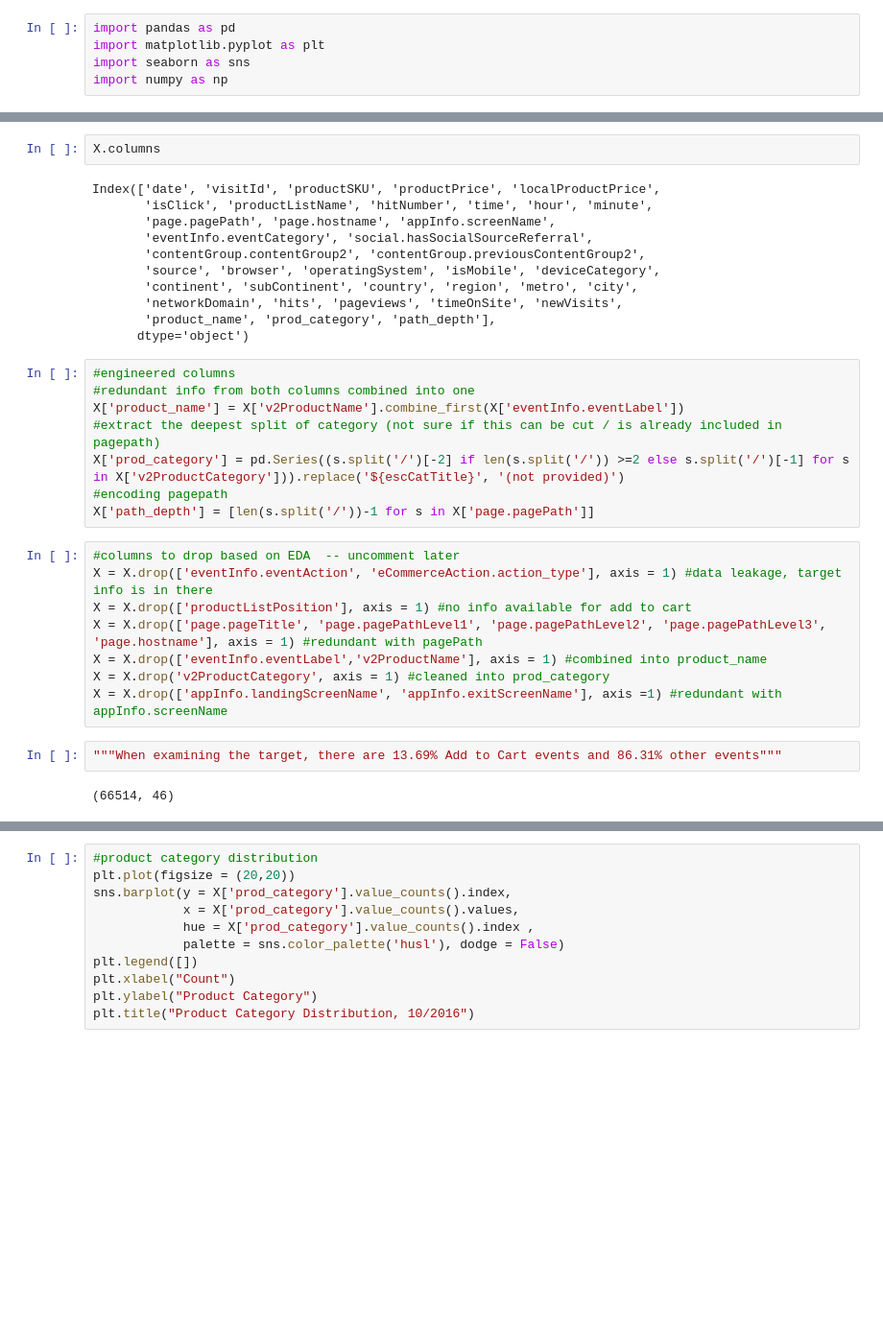
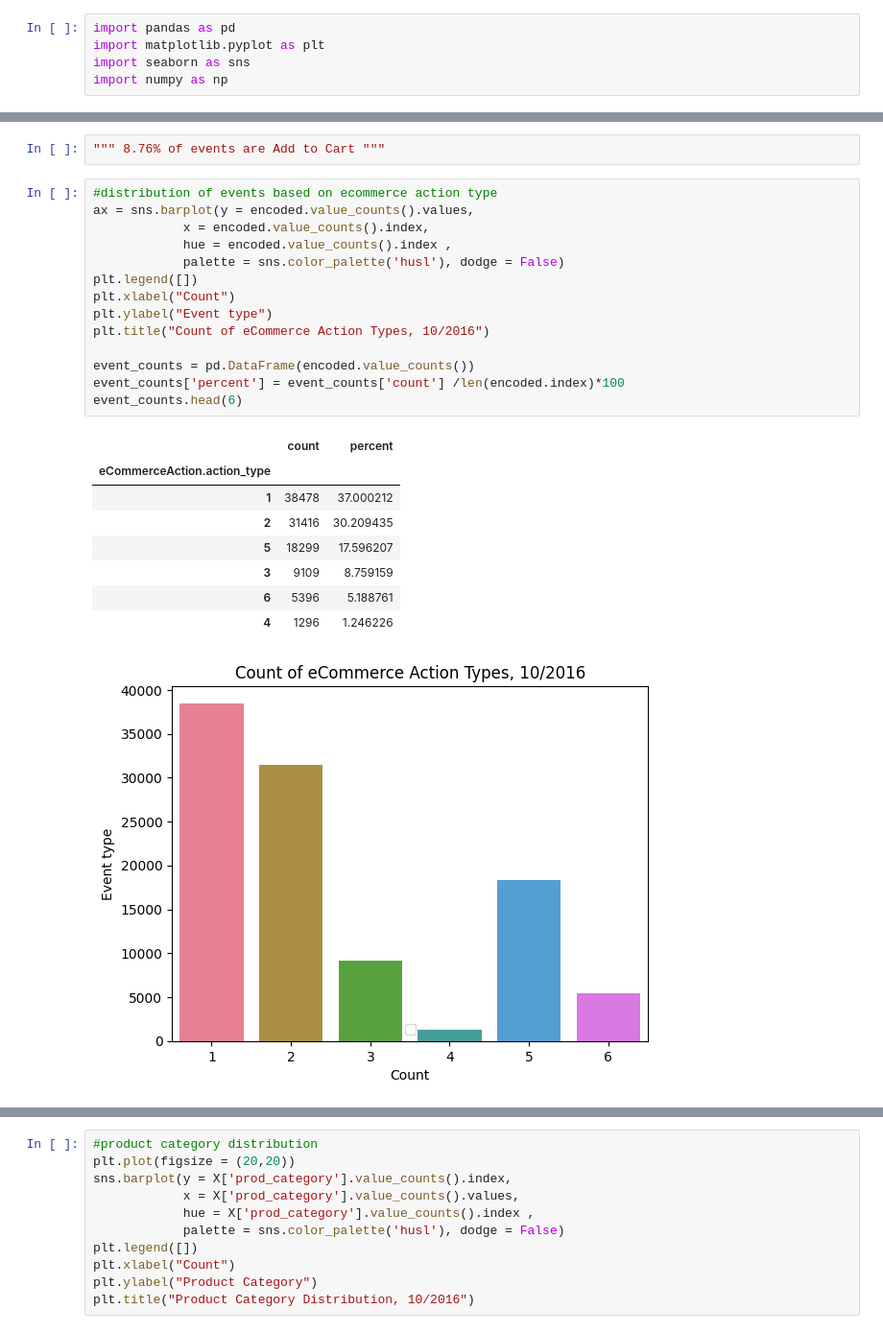
Before and after one commit to York-Solutions-B2E/jenny-huang-aml-capstone, a Jupyter notebook: eda.ipynb, the cells around one changed output, grey strips where cells are left out. Shown: that part at 96% size. Cells and saved outputs as stored; diff of their text form; blank space fills up the shorter version.

```diff
--- a/eda.ipynb
+++ b/eda.ipynb
@@ -19,37 +46,30 @@ X = data.drop(['raw_target', 'target_encoded', 'product'], axis = 1) #product is
 y = binary_target
-# %%
-X.columns
-# %% [output]
-Index(['date', 'visitId', 'productSKU', 'productPrice', 'localProductPrice',
-       'isClick', 'productListName', 'hitNumber', 'time', 'hour', 'minute',
-       'page.pagePath', 'page.hostname', 'appInfo.screenName',
-       'eventInfo.eventCategory', 'social.hasSocialSourceReferral',
-       'contentGroup.contentGroup2', 'contentGroup.previousContentGroup2',
-       'source', 'browser', 'operatingSystem', 'isMobile', 'deviceCategory',
-       'continent', 'subContinent', 'country', 'region', 'metro', 'city',
-       'networkDomain', 'hits', 'pageviews', 'timeOnSite', 'newVisits',
-       'product_name', 'prod_category', 'path_depth'],
-      dtype='object')
-# %%
-#engineered columns
-#redundant info from both columns combined into one
-X['product_name'] = X['v2ProductName'].combine_first(X['eventInfo.eventLabel'])
-#extract the deepest split of category (not sure if this can be cut / is already included in pagepath)
-X['prod_category'] = pd.Series((s.split('/')[-2] if len(s.split('/')) >=2 else s.split('/')[-1] for s in X['v2ProductCategory'])).replace('${escCatTitle}', '(not provided)')
-#encoding pagepath
-X['path_depth'] = [len(s.split('/'))-1 for s in X['page.pagePath']]
-# %%
-#columns to drop based on EDA  -- uncomment later
-X = X.drop(['eventInfo.eventAction', 'eCommerceAction.action_type'], axis = 1) #data leakage, target info is in there
-X = X.drop(['productListPosition'], axis = 1) #no info available for add to cart
-X = X.drop(['page.pageTitle', 'page.pagePathLevel1', 'page.pagePathLevel2', 'page.pagePathLevel3', 'page.hostname'], axis = 1) #redundant with pagePath
-X = X.drop(['eventInfo.eventLabel','v2ProductName'], axis = 1) #combined into product_name
-X = X.drop('v2ProductCategory', axis = 1) #cleaned into prod_category
-X = X.drop(['appInfo.landingScreenName', 'appInfo.exitScreenName'], axis =1) #redundant with appInfo.screenName
-# %%
-"""When examining the target, there are 13.69% Add to Cart events and 86.31% other events"""
-# %% [output]
-(66514, 46)
+# %%
+""" 8.76% of events are Add to Cart """
+# %%
+#distribution of events based on ecommerce action type
+ax = sns.barplot(y = encoded.value_counts().values,
+            x = encoded.value_counts().index,
+            hue = encoded.value_counts().index ,
+            palette = sns.color_palette('husl'), dodge = False)
+plt.legend([])
+plt.xlabel("Count")
+plt.ylabel("Event type")
+plt.title("Count of eCommerce Action Types, 10/2016")
+
+event_counts = pd.DataFrame(encoded.value_counts())
+event_counts['percent'] = event_counts['count'] /len(encoded.index)*100
+event_counts.head(6)
+# %% [output]
+|  | count | percent |
+| eCommerceAction.action_type |  |  |
+| 1 | 38478 | 37.000212 |
+| 2 | 31416 | 30.209435 |
+| 5 | 18299 | 17.596207 |
+| 3 | 9109 | 8.759159 |
+| 6 | 5396 | 5.188761 |
+| 4 | 1296 | 1.246226 |
+[figure, added]
 # %%
 #distribution of events
 ax = sns.barplot(y = raw_target.value_counts().index,
```
Also changed, not shown: parts of 16 cells of this notebook, 2 other files.
